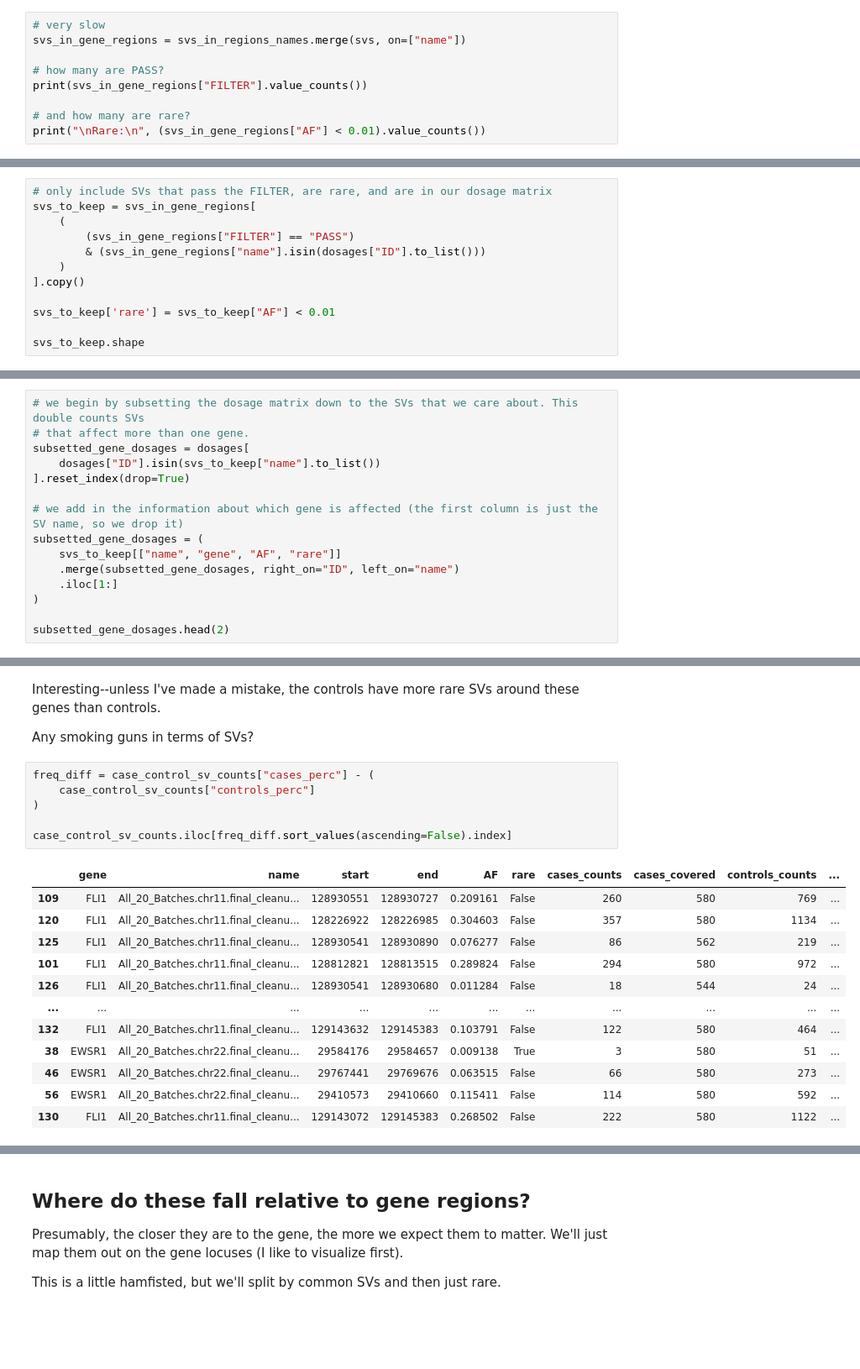
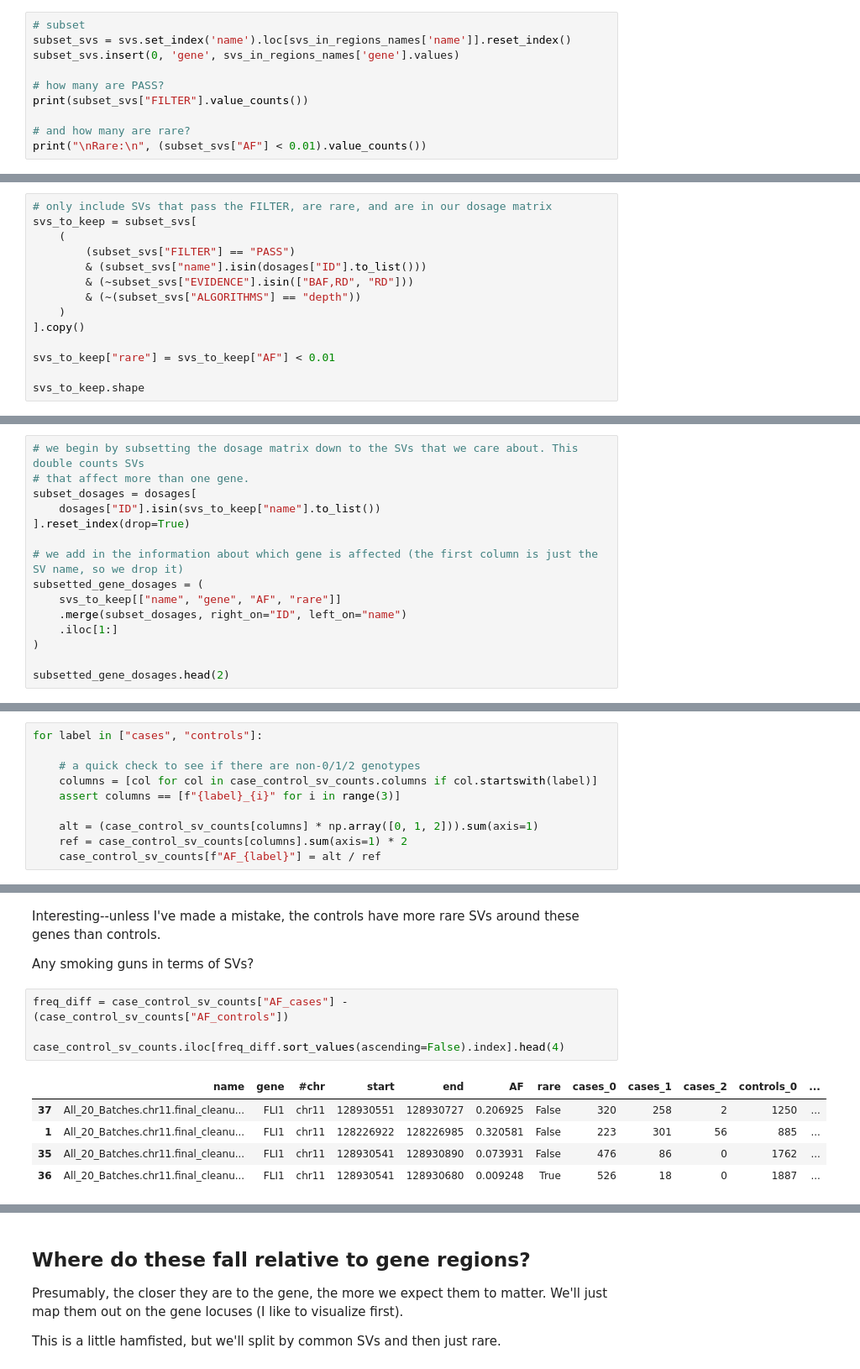
Before and after one commit to vanallenlab/ped_germline_SV, a Jupyter notebook: jett_analysis/pgsvs-initial-eswr1-fli1-look.ipynb, the cells around one changed output, grey strips where cells are left out. Shown: that part at 84% size. Saved outputs shown, nothing was run; the diff lists cells and outputs as text; blank space fills up the shorter version.

```diff
--- a/jett_analysis/pgsvs-initial-eswr1-fli1-look.ipynb
+++ b/jett_analysis/pgsvs-initial-eswr1-fli1-look.ipynb
@@ -443,12 +411,13 @@ len(svs_in_regions_names)
 # %% [markdown]
 So a decent number of SVs in this dataset fall within this region. We fetch these from the original dataset now:
 # %%
-# very slow
-svs_in_gene_regions = svs_in_regions_names.merge(svs, on=["name"])
+# subset
+subset_svs = svs.set_index('name').loc[svs_in_regions_names['name']].reset_index()
+subset_svs.insert(0, 'gene', svs_in_regions_names['gene'].values)
 
 # how many are PASS?
-print(svs_in_gene_regions["FILTER"].value_counts())
+print(subset_svs["FILTER"].value_counts())
 
 # and how many are rare?
-print("\nRare:\n", (svs_in_gene_regions["AF"] < 0.01).value_counts())
+print("\nRare:\n", (subset_svs["AF"] < 0.01).value_counts())
 # %% [output]
@@ -466,13 +437,15 @@ That's not bad. How many pass the filter, are rare, and are present in the dosag
 # %%
 # only include SVs that pass the FILTER, are rare, and are in our dosage matrix
-svs_to_keep = svs_in_gene_regions[
+svs_to_keep = subset_svs[
     (
-        (svs_in_gene_regions["FILTER"] == "PASS")
-        & (svs_in_gene_regions["name"].isin(dosages["ID"].to_list()))
+        (subset_svs["FILTER"] == "PASS")
+        & (subset_svs["name"].isin(dosages["ID"].to_list()))
+        & (~subset_svs["EVIDENCE"].isin(["BAF,RD", "RD"]))
+        & (~(subset_svs["ALGORITHMS"] == "depth"))
     )
 ].copy()
 
-svs_to_keep['rare'] = svs_to_keep["AF"] < 0.01
+svs_to_keep["rare"] = svs_to_keep["AF"] < 0.01
 
 svs_to_keep.shape
 # %% [output]
@@ -503,14 +486,14 @@ So there are some SVs in this region, and the vast majority are rare (unsurprisi
 # %%
 # we begin by subsetting the dosage matrix down to the SVs that we care about. This double counts SVs
 # that affect more than one gene.
-subsetted_gene_dosages = dosages[
+subset_dosages = dosages[
     dosages["ID"].isin(svs_to_keep["name"].to_list())
 ].reset_index(drop=True)
 
 # we add in the information about which gene is affected (the first column is just the SV name, so we drop it)
 subsetted_gene_dosages = (
     svs_to_keep[["name", "gene", "AF", "rare"]]
-    .merge(subsetted_gene_dosages, right_on="ID", left_on="name")
+    .merge(subset_dosages, right_on="ID", left_on="name")
     .iloc[1:]
 )
 
@@ -622,0 +576,10 @@ case_control_sample_counts / np.array([len(ewings_samples)] * 2 + [len(control_s
+# %%
+for label in ["cases", "controls"]:
+
+    # a quick check to see if there are non-0/1/2 genotypes
+    columns = [col for col in case_control_sv_counts.columns if col.startswith(label)]
+    assert columns == [f"{label}_{i}" for i in range(3)]
+
+    alt = (case_control_sv_counts[columns] * np.array([0, 1, 2])).sum(axis=1)
+    ref = case_control_sv_counts[columns].sum(axis=1) * 2
+    case_control_sv_counts[f"AF_{label}"] = alt / ref
@@ -625,21 +601,12 @@ Interesting--unless I've made a mistake, the controls have more rare SVs around
 
 Any smoking guns in terms of SVs?
 # %%
-freq_diff = case_control_sv_counts["cases_perc"] - (
-    case_control_sv_counts["controls_perc"]
-)
+freq_diff = case_control_sv_counts["AF_cases"] - (case_control_sv_counts["AF_controls"])
 
-case_control_sv_counts.iloc[freq_diff.sort_values(ascending=False).index]
+case_control_sv_counts.iloc[freq_diff.sort_values(ascending=False).index].head(4)
 # %% [output]
-|  | gene | name | start | end | AF | rare | cases_counts | cases_covered | controls_counts | ... |
-| 109 | FLI1 | All_20_Batches.chr11.final_cleanu... | 128930551 | 128930727 | 0.209161 | False | 260 | 580 | 769 | ... |
-| 120 | FLI1 | All_20_Batches.chr11.final_cleanu... | 128226922 | 128226985 | 0.304603 | False | 357 | 580 | 1134 | ... |
-| 125 | FLI1 | All_20_Batches.chr11.final_cleanu... | 128930541 | 128930890 | 0.076277 | False | 86 | 562 | 219 | ... |
-| 101 | FLI1 | All_20_Batches.chr11.final_cleanu... | 128812821 | 128813515 | 0.289824 | False | 294 | 580 | 972 | ... |
-| 126 | FLI1 | All_20_Batches.chr11.final_cleanu... | 128930541 | 128930680 | 0.011284 | False | 18 | 544 | 24 | ... |
-| ... | ... | ... | ... | ... | ... | ... | ... | ... | ... | ... |
-| 132 | FLI1 | All_20_Batches.chr11.final_cleanu... | 129143632 | 129145383 | 0.103791 | False | 122 | 580 | 464 | ... |
-| 38 | EWSR1 | All_20_Batches.chr22.final_cleanu... | 29584176 | 29584657 | 0.009138 | True | 3 | 580 | 51 | ... |
-| 46 | EWSR1 | All_20_Batches.chr22.final_cleanu... | 29767441 | 29769676 | 0.063515 | False | 66 | 580 | 273 | ... |
-| 56 | EWSR1 | All_20_Batches.chr22.final_cleanu... | 29410573 | 29410660 | 0.115411 | False | 114 | 580 | 592 | ... |
-| 130 | FLI1 | All_20_Batches.chr11.final_cleanu... | 129143072 | 129145383 | 0.268502 | False | 222 | 580 | 1122 | ... |
+|  | name | gene | #chr | start | end | AF | rare | cases_0 | cases_1 | cases_2 | controls_0 | ... |
+| 37 | All_20_Batches.chr11.final_cleanu... | FLI1 | chr11 | 128930551 | 128930727 | 0.206925 | False | 320 | 258 | 2 | 1250 | ... |
+| 1 | All_20_Batches.chr11.final_cleanu... | FLI1 | chr11 | 128226922 | 128226985 | 0.320581 | False | 223 | 301 | 56 | 885 | ... |
+| 35 | All_20_Batches.chr11.final_cleanu... | FLI1 | chr11 | 128930541 | 128930890 | 0.073931 | False | 476 | 86 | 0 | 1762 | ... |
+| 36 | All_20_Batches.chr11.final_cleanu... | FLI1 | chr11 | 128930541 | 128930680 | 0.009248 | True | 526 | 18 | 0 | 1887 | ... |
```
Also changed, not shown: parts of 93 cells of this notebook, 12 other files.
